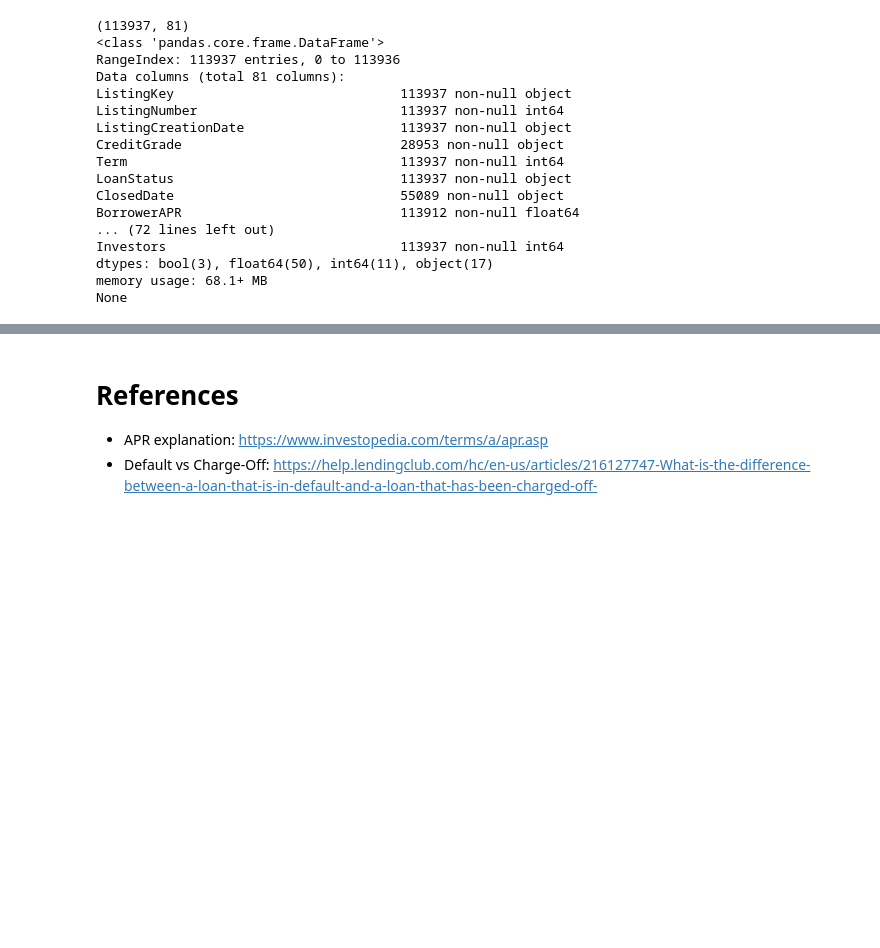
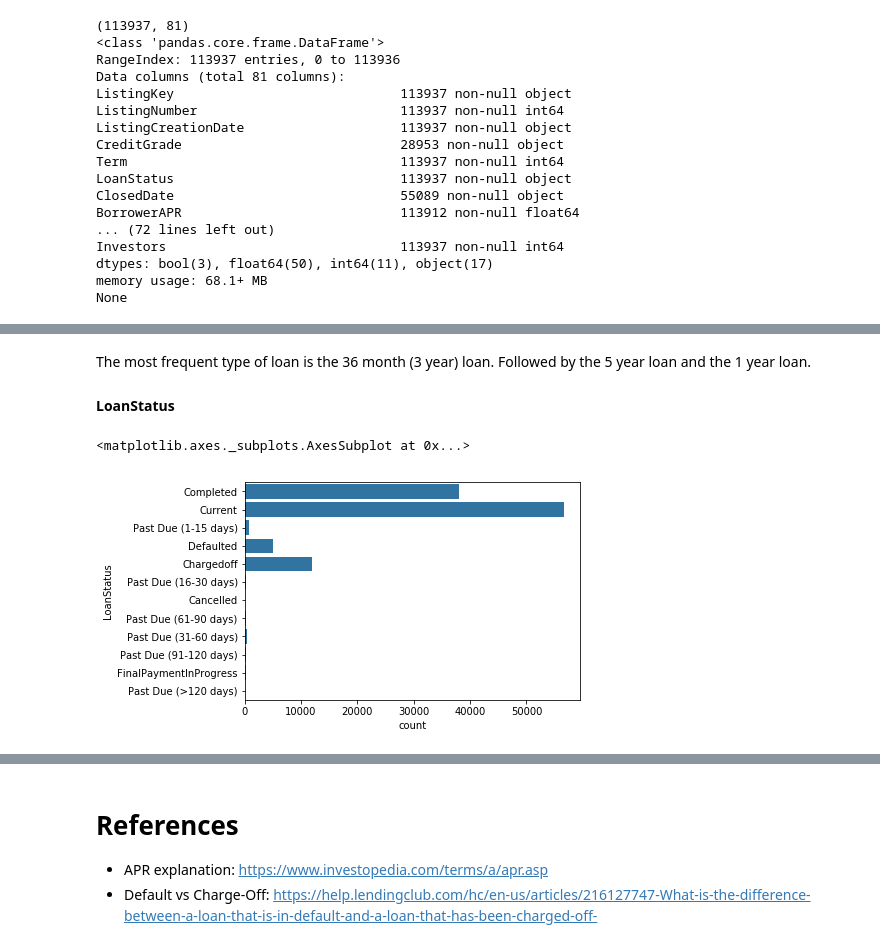
Before and after one commit to rashokanand/explore_prosper_loan_data, a Jupyter notebook: exploration_notebook.ipynb, the cells around one changed output, grey strips where cells are left out. Saved outputs shown, nothing was run; the diff lists cells and outputs as text; code cells hidden in the pictures; blank space fills up the shorter version.

```diff
--- a/exploration_notebook.ipynb
+++ b/exploration_notebook.ipynb
@@ -50,0 +132,11 @@ None
+# %% [markdown]
+The most frequent type of loan is the 36 month (3 year) loan. Followed by the 5 year loan and the 1 year loan.
+#### LoanStatus
+# %%
+#cat_order = ['AA','A','B','C','D','E','HR','NC']
+base_color = sb.color_palette()[0]
+sb.countplot(data = prosper_df, y= 'LoanStatus',color = base_color)#,order = cat_order)
+#lt.xticks(rotation=45)
+# %% [output]
+<matplotlib.axes._subplots.AxesSubplot at 0x...>
+[figure, added]
```
Also changed, not shown: parts of 21 cells of this notebook.
